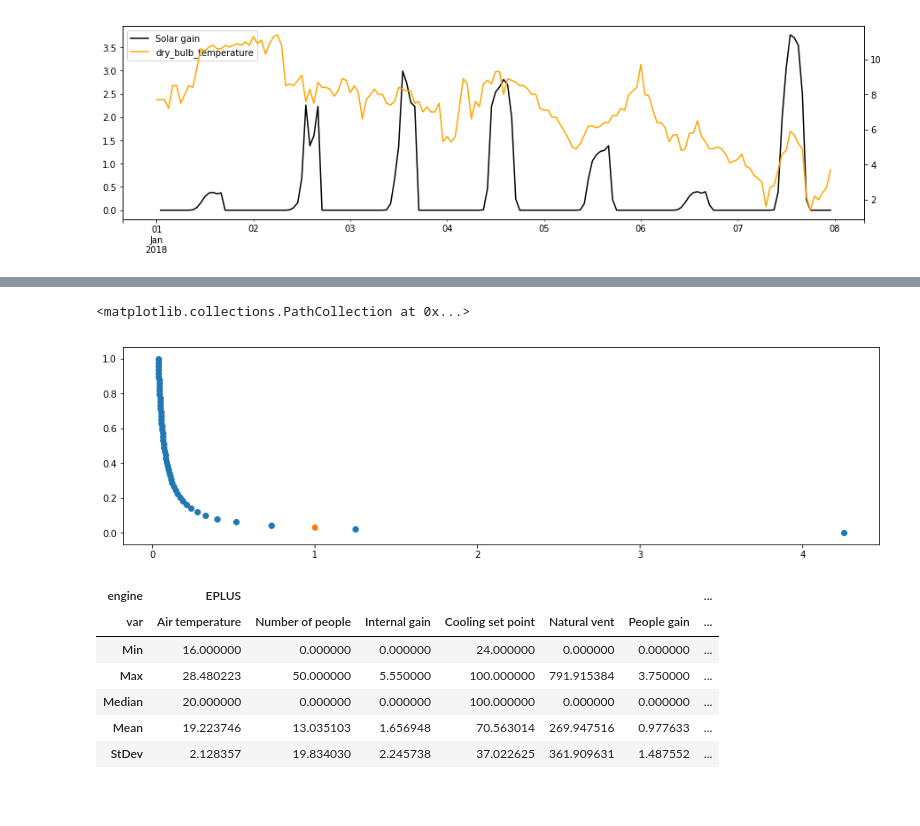
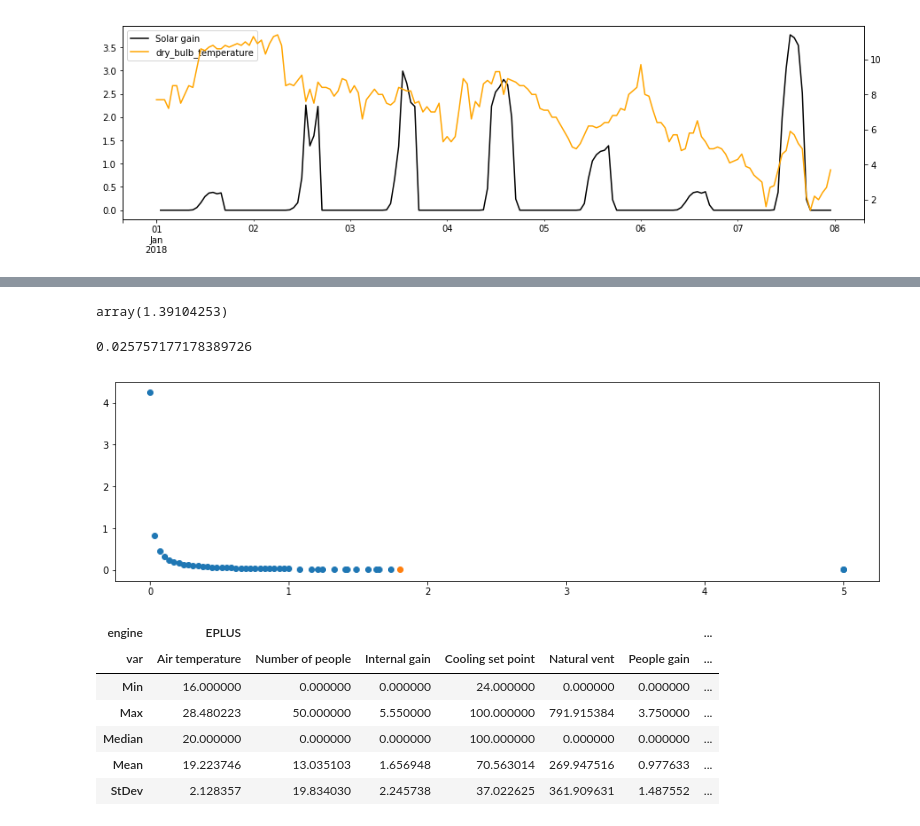
Before and after one commit to FraserGreenroyd/SAMAzure, a Jupyter notebook: TestFiles/reference/outputComparison/Testing Script.ipynb, the cells around one changed output, grey strips where cells are left out. Cells and saved outputs as stored; diff of their text form; code cells hidden in the pictures; blank space fills up the shorter version.

```diff
--- a/TestFiles/reference/outputComparison/Testing Script.ipynb
+++ b/TestFiles/reference/outputComparison/Testing Script.ipynb
@@ -276,4 +284,4 @@ ax1.legend(h1+h2, l1+l2, loc=0)
 <matplotlib.legend.Legend at 0x...>
 [figure]
 # %%
-np.linspace(0.001, 1.0, 50)
+test_vals = np.concatenate([np.linspace(0.001, 1.0, 30), np.linspace(1.0, 5.0, 50)])
@@ -293,11 +303,12 @@ array([0.001     , 0.02138776, 0.04177551, 0.06216327, 0.08255102,
 
 from eppy.modeleditor import IDF
 
-u_val_dict = {}
-for insulation_thickness in np.linspace(0.001, 1.0, 50):
+# u_val_dict = {}
+for insulation_thickness in test_vals:
 
-    idf_file = "C:/Users/tgerrish/Desktop/SAMAzure/TestFiles/reference/outputComparison/Test_4Zone_modified.idf"
-    IDF.setiddname("C:/EnergyPlusV8-8-0/Energy+.idd")
+    idf_file = "Test_4Zone_modified.idf"
+#     IDF.setiddname("C:/EnergyPlusV8-8-0/Energy+.idd")
+    IDF.setiddname("/Applications/EnergyPlus-8-8-0/Energy+.idd")
     idf = IDF(idf_file)
     idf.idfobjects["MATERIAL"][3].Thickness = insulation_thickness
     idf.saveas(idf_file)
@@ -311,8 +322,11 @@ for insulation_thickness in np.linspace(0.001, 1.0, 50):
             pass
 
     print("\nRunning simulation ...")
-    weatherfile = "C:/Users/tgerrish/Desktop/SAMAzure/TestFiles/Resources/GBR_Cardiff_CIBSE_TRY_ORIGINAL.epw"
-    subprocess.call("C:/EnergyPlusV8-8-0/energyplus.exe -a -x -r -w {0:} C:/Users/tgerrish/Desktop/SAMAzure/TestFiles/reference/outputComparison/Test_4Zone_modified.idf".format(weatherfile), shell=True)
+    # weatherfile = "C:/Users/tgerrish/Desktop/SAMAzure/TestFiles/Resources/GBR_Cardiff_CIBSE_TRY_ORIGINAL.epw"
+    # subprocess.call("C:/EnergyPlusV8-8-0/energyplus.exe -a -x -r -w {0:} C:/Users/tgerrish/Desktop/SAMAzure/TestFiles/reference/outputComparison/Test_4Zone_modified.idf".format(weatherfile), shell=True)
+
+    weatherfile = "/Users/Tristan/Desktop/SAMAzure/TestFiles/Resources/GBR_Cardiff_CIBSE_TRY_ORIGINAL.epw"
+    subprocess.call("/Applications/EnergyPlus-8-8-0/energyplus-8.8.0 -a -x -r -w /Users/Tristan/Desktop/SAMAzure/TestFiles/Resources/GBR_Cardiff_CIBSE_TRY_ORIGINAL.epw /Users/Tristan/Desktop/SAMAzure/TestFiles/reference/outputComparison/Test_4Zone_modified.idf", shell=True)
     print("Simulation complete")
 
     u_val_dict[float(get_eplus_construction_properties("eplustbl.csv")["U-Value W/m2K"]["EXTERIOR WALL"])] = insulation_thickness
@@ -336,0 +390,10 @@ Simulation complete
+# %%
+u_values = u_val_dict.keys()
+insulation_thicknesses = u_val_dict.values()
+insulation_thicknesses, u_values = zip(*sorted(list(zip(*[u_values, insulation_thicknesses])), key=lambda x: x[0]))
+
+print("u_values = [{0:}]\n".format(", ".join([str(i) for i in u_values])))
+
+print("insulation_thicknesses = [{0:}]\n".format(", ".join([str(i) for i in insulation_thicknesses])))
+
+print("Min: {0:}\nMax: {1:}".format(min(u_values), max(u_values)))
@@ -337,21 +407,25 @@ Simulation complete
+# %%
+f(0.025757177178389726)
+# %% [output]
+array(1.39104253)
 # %%
-# TODO - FIX THIS SHIT!
 from scipy import interpolate
 
-ext_wall_u_vals = u_val_dict.keys()
-ext_wall_insulation_thicknesses = u_val_dict.values()
 
-f = interpolate.interp1d(ext_wall_insulation_thicknesses, ext_wall_u_vals)
+
+
+f = interpolate.interp1d(insulation_thicknesses, u_values)
 
 fig, ax = plt.subplots(1, 1, figsize=(15, 4))
-ax.scatter(ext_wall_u_vals, ext_wall_insulation_thicknesses)
+ax.scatter(u_values, insulation_thicknesses)
 
-target_u_value = 1
+target_u_value = 1.8
 
 ax.scatter(target_u_value, f(target_u_value))
+print(f(target_u_value))
 # %% [output]
-<matplotlib.collections.PathCollection at 0x...>
+0.025757177178389726
-[figure, old version]
+[figure, new version]
 # %%
 %matplotlib inline
 import matplotlib.pyplot as plt
```
Also changed, not shown: parts of 11 cells of this notebook, 15 other files.
